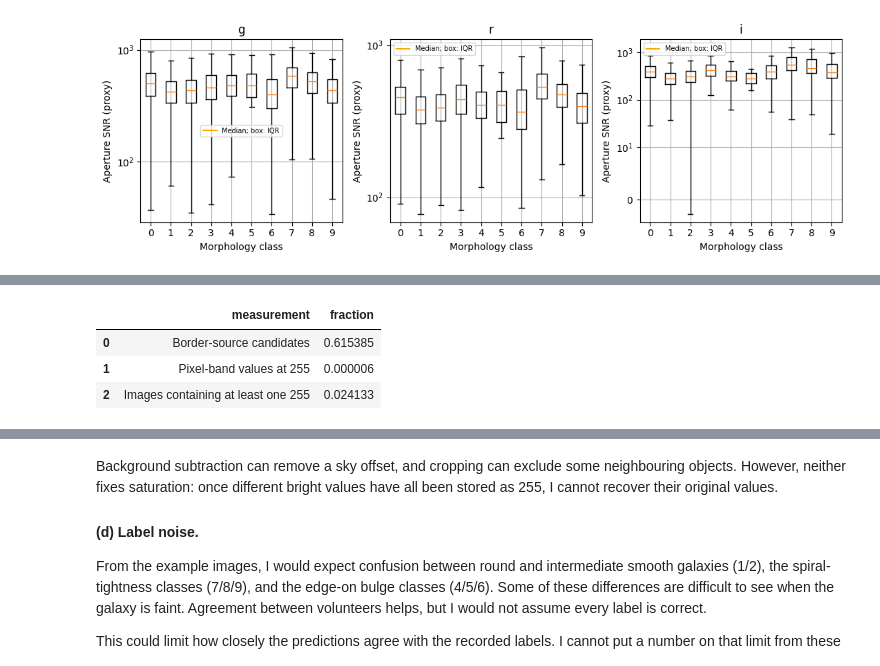
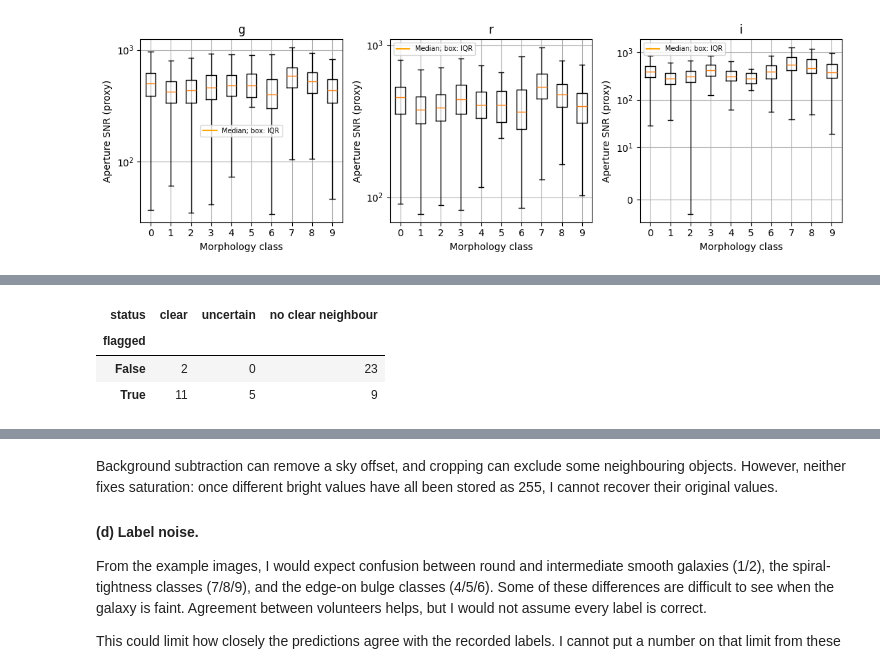
Before and after one commit to beusy/applied-machine-learning-in-physics, a Jupyter notebook: Homework 2/PHYS_2550_Homework2.ipynb, the cells around one changed output, grey strips where cells are left out. Saved outputs shown, nothing was run; the diff lists cells and outputs as text; code cells hidden in the pictures.

```diff
--- a/Homework 2/PHYS_2550_Homework2.ipynb
+++ b/Homework 2/PHYS_2550_Homework2.ipynb
@@ -267,15 +281,22 @@ digest=hashlib.sha256(datafile.read_bytes()).hexdigest()
 assert digest == '969a6b1cefcc36e09fffa86febd2f699a4aa19b837ba0427f01b0bc6ded458af', 'Dataset checksum differs: remove the cached file and download the original SDSS file again.'
 with h5py.File(datafile,'r') as f:
     images=f['images'][:]; labels=f['ans'][:].astype(np.int64)
-idx=np.arange(len(labels))
-train_idx, held_idx=train_test_split(idx,test_size=.30,stratify=labels,random_state=SPLIT_SEED)
-val_idx,test_idx=train_test_split(held_idx,test_size=.5,stratify=labels[held_idx],random_state=SPLIT_SEED)
-assert not (set(train_idx)&set(val_idx) or set(train_idx)&set(test_idx) or set(val_idx)&set(test_idx))
-np.savez(RESULT/'split_indices.npz',train=train_idx,validation=val_idx,test=test_idx)
+if MODE == 'gpu':
+    idx = np.arange(len(labels))
+    train_idx, held_idx = train_test_split(idx, test_size=.30, stratify=labels, random_state=SPLIT_SEED)
+    val_idx, test_idx = train_test_split(held_idx, test_size=.5, stratify=labels[held_idx], random_state=SPLIT_SEED)
+    np.savez(RESULT/'split_indices.npz', train=train_idx, validation=val_idx, test=test_idx)
+else:
+    with np.load(RESULT/'split_indices.npz') as saved:
+        train_idx, val_idx, test_idx = (saved[k].copy() for k in ['train','validation','test'])
+    saved_diagnostics = json.loads((RESULT/'diagnostics.json').read_text())
+    assert saved_diagnostics['sha256'] == digest, 'Saved results refer to another dataset.'
+combined = np.concatenate([train_idx, val_idx, test_idx])
+assert np.array_equal(np.sort(combined), np.arange(len(labels))), 'Split must cover each image exactly once.'
 counts=pd.DataFrame({'class':range(10),'morphology':NAMES,'all':np.bincount(labels,minlength=10),
  'train':np.bincount(labels[train_idx],minlength=10),'validation':np.bincount(labels[val_idx],minlength=10),
  'test':np.bincount(labels[test_idx],minlength=10)})
-counts.to_csv(RESULT/'class_counts.csv',index=False)
+counts.to_csv(OUTPUT/'class_counts.csv',index=False)
 print('Shape, dtype, range:', images.shape,images.dtype,int(images.min()),int(images.max()))
 print('Labels:',labels.shape,labels.dtype)
 display(counts)
@@ -436,9 +508,73 @@ savefig('contamination')
 # %%
-display(pd.DataFrame({'measurement':['Border-source candidates','Pixel-band values at 255',
-    'Images containing at least one 255'], 'fraction':[diag['border_candidate_fraction'],
-    diag['saturated_pixel_fraction'],diag['images_with_saturation_fraction']]}))
+clear_ids = {14404,3789,12528,19511,11884,14389,2638,7646,3825,4363,16085,19264,19220}
+uncertain_ids = {5310,18590,888,14130,17589}
+review_notes = {
+    14404:'Compact object at bottom frame',3789:'Compact object at right frame',
+    12528:'Separate blue objects at top frame',19511:'Red object at bottom-right frame',
+    11884:'Separate object at left frame; extended neighbour near bottom',
+    14389:'Compact object at right frame',2638:'Bright separate object at top frame',
+    7646:'Separate extended object at bottom frame',3825:'Compact object at bottom frame',
+    4363:'Separate blue object at bottom frame',16085:'Bright object at left frame',
+    19264:'Separate left object overlaps frame',19220:'Small separate object at right frame',
+    5310:'Faint edge structure may be target outskirts',18590:'Top structure not clearly separated',
+    888:'Faint lower-left feature; uncertain source',14130:'Faint lower-right feature',
+    17589:'Clipped red left-edge feature; uncertain source'}
+rng = np.random.default_rng(2554)
+review_rows = []
+for flagged in [True, False]:
+    sample = rng.choice(ids[bright[ids] == flagged],25,replace=False)
+    for image_id in sample:
+        status = 'clear' if image_id in clear_ids else ('uncertain' if image_id in uncertain_ids else 'no clear neighbour')
+        review_rows.append(dict(image_id=int(image_id), flagged=flagged, status=status,
+                               note=review_notes.get(int(image_id),'No separate source visibly overlapping the frame')))
+review = pd.DataFrame(review_rows)
+assert (clear_ids | uncertain_ids) <= set(review.image_id), 'Visual sample changed: inspect it again before using these classifications.'
+review.to_csv(OUTPUT/'border_visual_review.csv',index=False)
+review_counts = pd.crosstab(review.flagged,review.status).reindex(columns=['clear','uncertain','no clear neighbour'],fill_value=0)
+review_weights = {True:float(bright[ids].mean()),False:float((~bright[ids]).mean())}
+clear_rate = sum(review_weights[g] * (review[review.flagged == g].status == 'clear').mean() for g in [True,False])
+inclusive_rate = sum(review_weights[g] * (review[review.flagged == g].status != 'no clear neighbour').mean() for g in [True,False])
+bootstrap_rng = np.random.default_rng(2555)
+bootstrap = np.zeros(10000)
+for g in [True,False]:
+    values = (review[review.flagged == g].status == 'clear').to_numpy()
+    bootstrap += review_weights[g] * bootstrap_rng.choice(values,(10000,len(values)),replace=True).mean(axis=1)
+interval = np.percentile(bootstrap,[2.5,97.5])
+saturated_spatial = 0
+for start in range(0,len(ids),256):
+    saturated_spatial += int((images[ids[start:start+256]] == 255).any(axis=3).sum())
+spatial_fraction = saturated_spatial / (len(ids)*69*69)
+sensitivity = []
+for threshold in [3,5,7]:
+    flags = [border_components(images[k],background[k],noise_mad[k],threshold).any() for k in ids]
+    sensitivity.append(dict(threshold_sigma=threshold,candidate_fraction=float(np.mean(flags))))
+pd.DataFrame(sensitivity).to_csv(OUTPUT/'border_threshold_sensitivity.csv',index=False)
+contamination_review = dict(sample_per_group=25,seed=2554,clear_fraction=clear_rate,
+    clear_or_uncertain_fraction=inclusive_rate,clear_bootstrap_interval=interval.tolist(),
+    saturated_spatial_fraction=spatial_fraction,method='Stratified RGB visual review; subjective, no catalogue cross-match')
+savejson(contamination_review,'contamination_review.json')
+display(review_counts)
+display(pd.DataFrame(sensitivity))
+display(Markdown(f"The original rule flags **{100*bright[ids].mean():.2f}%** of training images. "
+    f"Weighting the visual sample gives **{100*clear_rate:.1f}%** with clear neighbours, or "
+    f"**{100*inclusive_rate:.1f}%** if I include uncertain cases. A stratified bootstrap gives "
+    f"an approximate 95% interval of **{100*interval[0]:.1f}–{100*interval[1]:.1f}%** for the clear-only estimate, "
+    "conditional on these visual labels. The sample is small and the border can hide most of an object, so this is an exploratory estimate."))
+display(pd.DataFrame({'measurement':['Pixel-band values at 255','Spatial pixels with any band at 255',
+    'Images with at least one 255'],'fraction':[diag['saturated_pixel_fraction'],spatial_fraction,
+    diag['images_with_saturation_fraction']]}))
+for flagged in [True,False]:
+    subset = review[review.flagged == flagged]
+    fig,axs = plt.subplots(5,5,figsize=(12,12))
+    for ax,row in zip(axs.flat,subset.itertuples()):
+        ax.imshow(images[row.image_id]);ax.grid(False)
+        ax.contour(border.astype(float),levels=[.5],colors=['cyan'],linewidths=.5)
+        ax.set_title(f'{row.image_id}: {row.status}',fontsize=8)
+        ax.set(xlabel='Column [pixel]',ylabel='Row [pixel]',xticks=[0,34,68],yticks=[0,34,68])
+    fig.suptitle('Visual sample: '+('flagged' if flagged else 'unflagged')+' images; cyan = frame boundary')
+    savefig('border_review_'+('flagged' if flagged else 'unflagged'))
 # %% [output]
-|  | measurement | fraction |
-| 0 | Border-source candidates | 0.615385 |
-| 1 | Pixel-band values at 255 | 0.000006 |
-| 2 | Images containing at least one 255 | 0.024133 |
+| status | clear | uncertain | no clear neighbour |
+| flagged |  |  |  |
+| False | 2 | 0 | 23 |
+| True | 11 | 5 | 9 |
```
Also changed, not shown: parts of 25 cells of this notebook, 29 other files.
